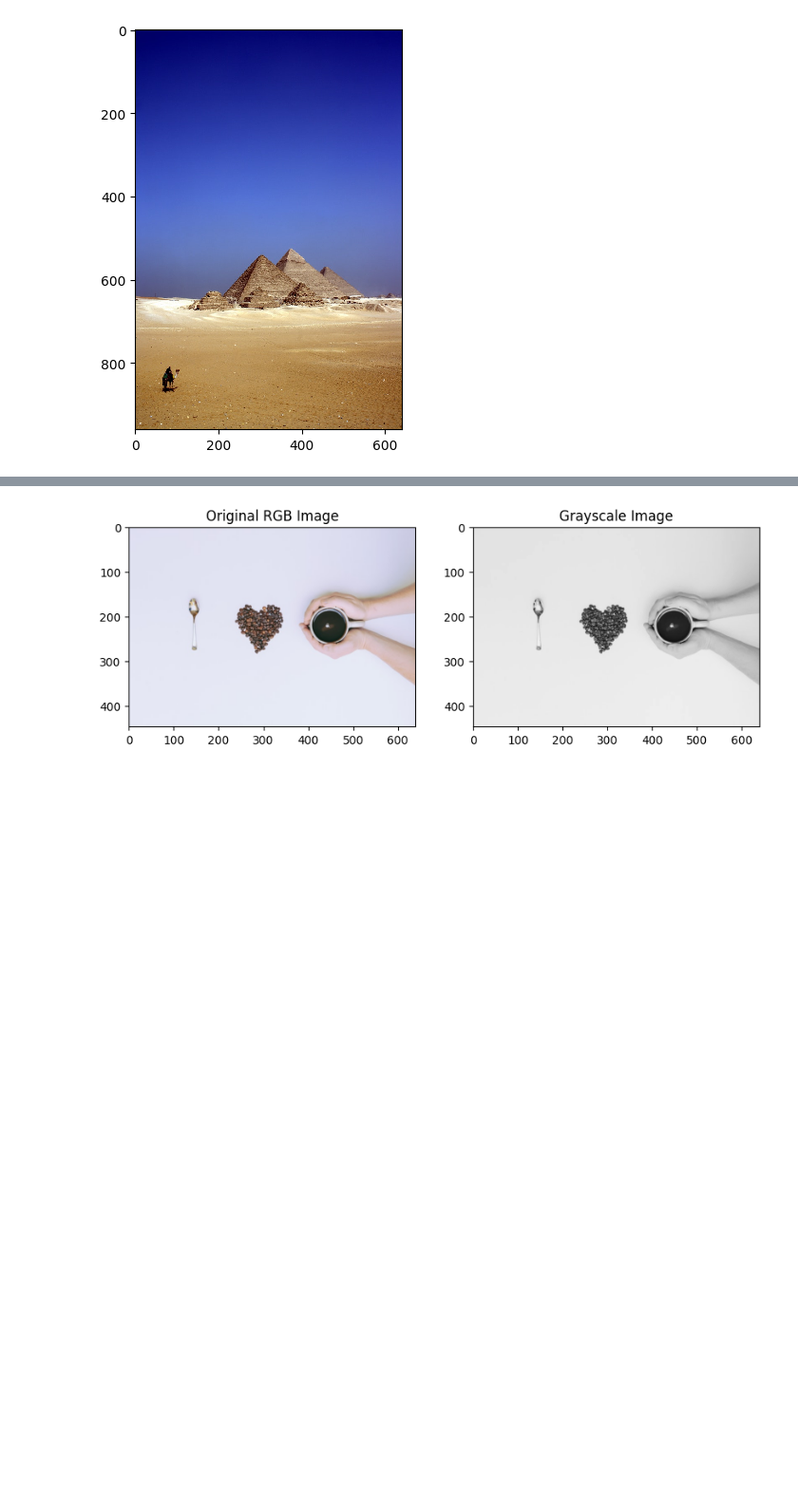
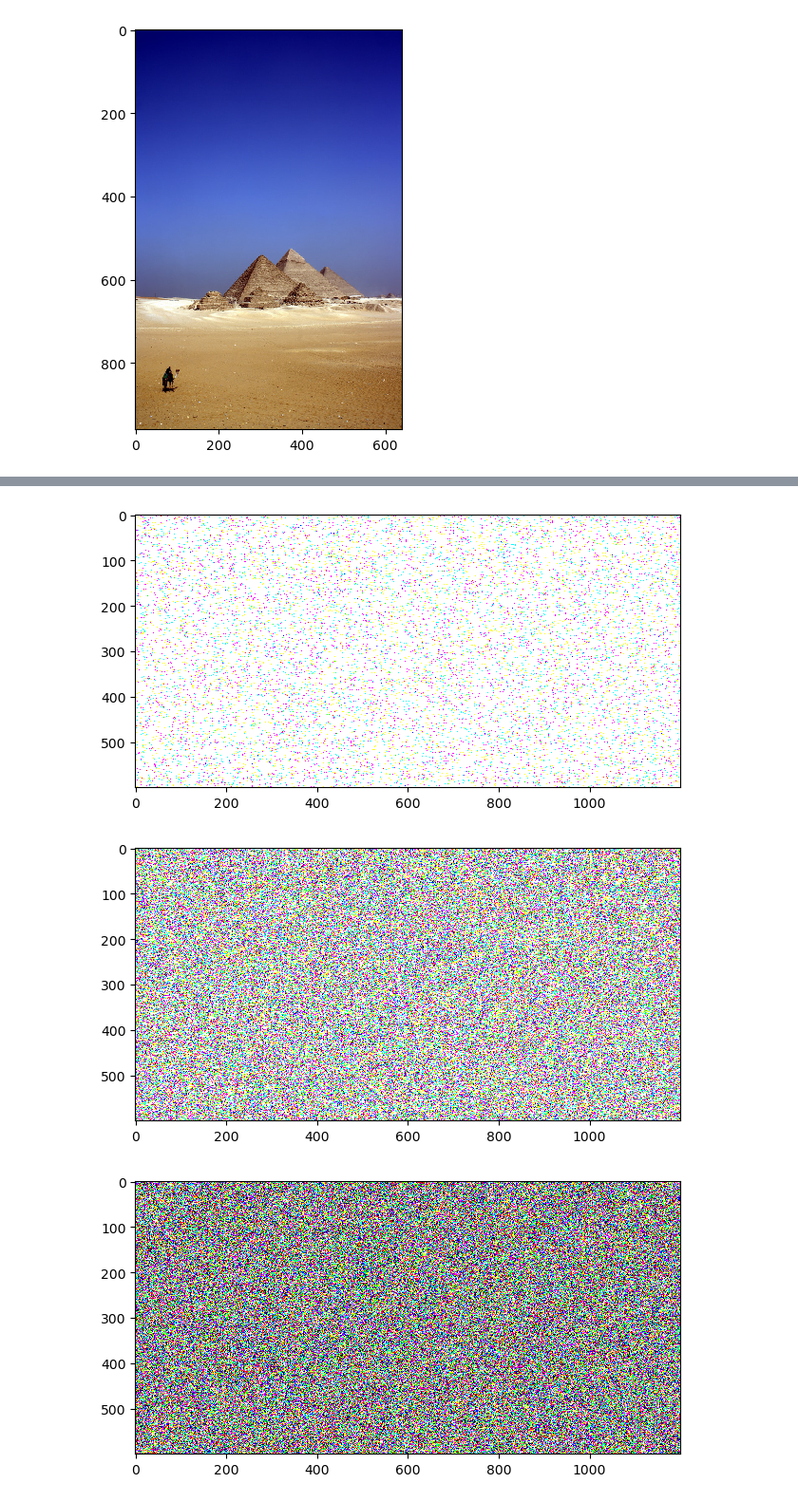
Before and after one commit to g-magdy/image-processing-labs, a Jupyter notebook: Lab1-std/Lab_1_std.ipynb, the cells around one changed output, grey strips where cells are left out. Shown at 95% size. Saved outputs shown, nothing was run; the diff lists cells and outputs as text; code cells hidden in the pictures; blank space fills up the shorter version.

```diff
--- a/Lab1-std/Lab_1_std.ipynb
+++ b/Lab1-std/Lab_1_std.ipynb
@@ -110,17 +129,34 @@ def gray_image(img):
-# %%
-gray_image(coffee_img)
-# %% [output]
-[figure, removed]
 # %%
 '''
 Requirement 2 (Noise):
 http://scikit-image.org/docs/dev/api/skimage.util.html#skimage.util.random_noise
 
 1.For an image of your choice (the effect of noise must be obvious):
     Read the image.
     Convert it to greyscale.
     Apply salt & pepper noise with
     amount=0.05, 0.5 and 0.9
 
 2. From the other images. Recommend one image that won’t be greatly affected by the noise and state why.
     '''
+white = io.imread('white.jpg')
+gray_image = rgb2gray(white)
+
+noisy_image_0 = random_noise(white, mode='s&p', amount=0.05)
+noisy_image_1 = random_noise(white, mode='s&p', amount=0.5)
+noisy_image_2 = random_noise(white, mode='s&p', amount=0.9)
+
+io.imshow(noisy_image_0)
+io.show()
+
+io.imshow(noisy_image_1)
+io.show()
+
+io.imshow(noisy_image_2)
+io.show()
+
+#image ex2 because it's blured
+# %% [output]
+[figure, added]
+[figure, added]
+[figure, added]
```
Also changed, not shown: parts of 10 cells of this notebook, 1 other file.
